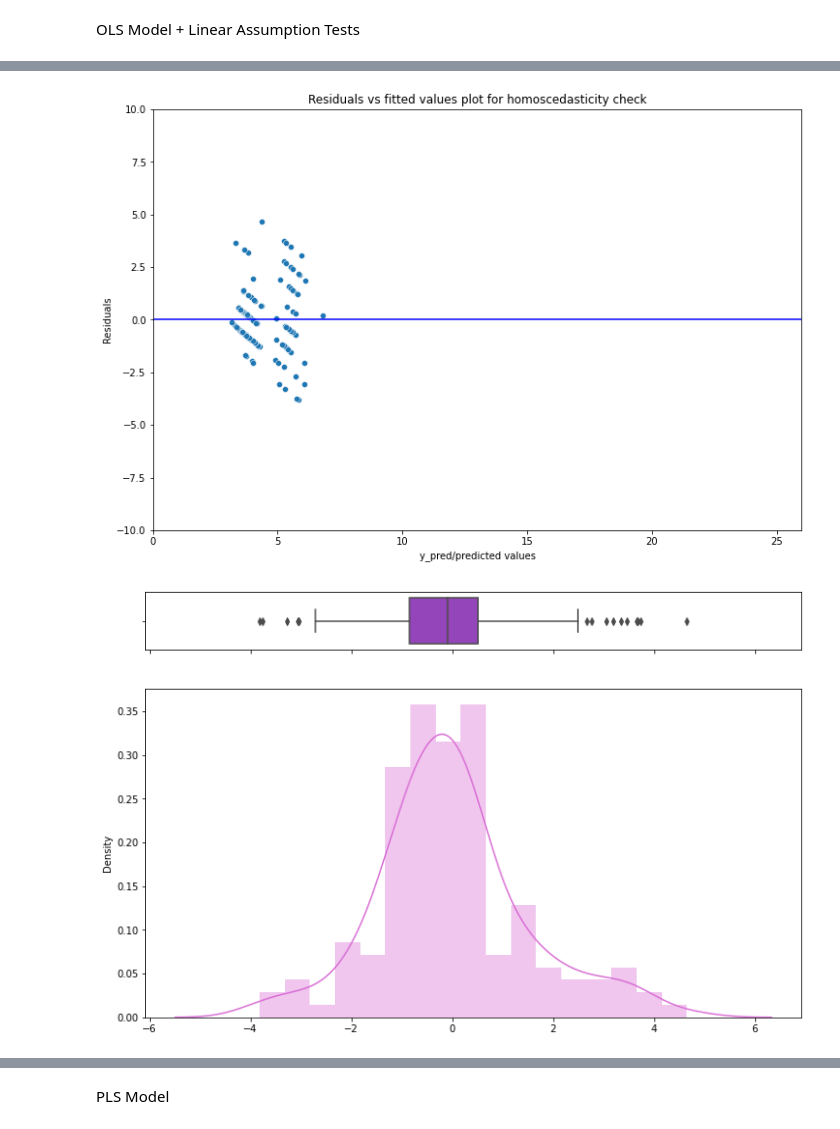
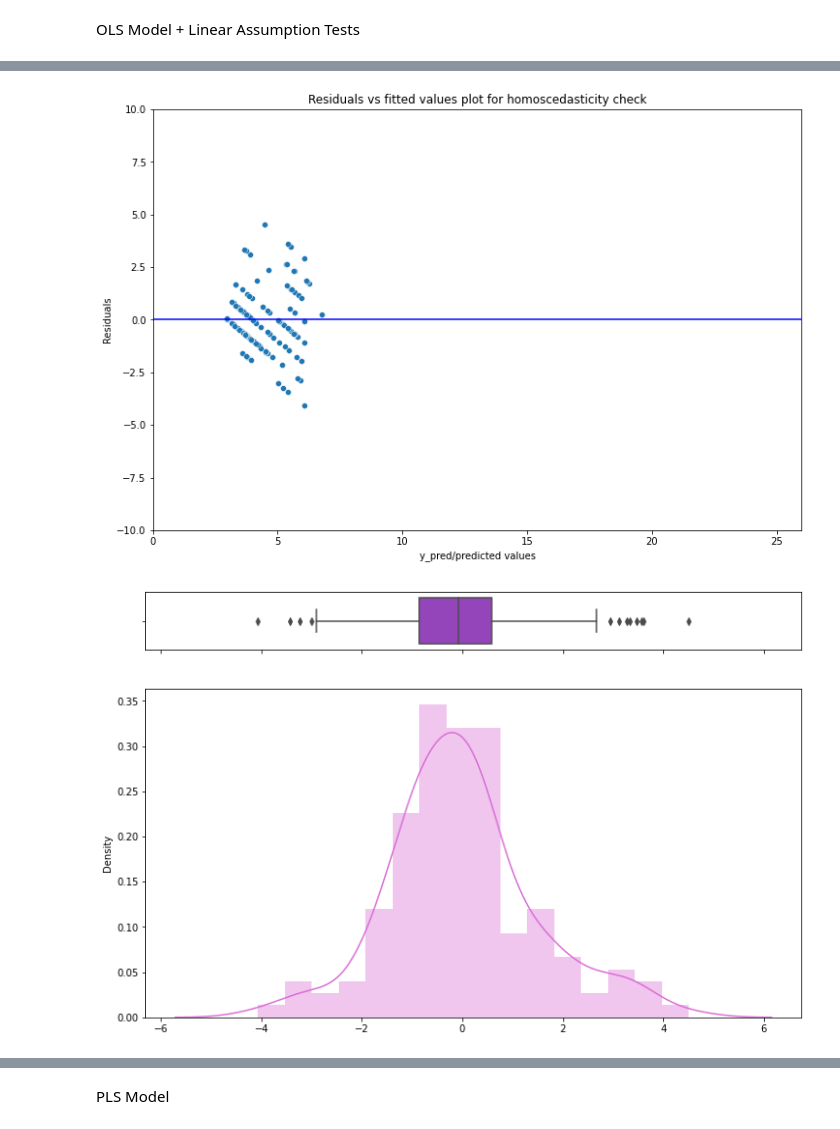
Before and after one commit to djfLtC0dr/python-playground, a Jupyter notebook: DASC522/djfDASC522_final.ipynb, the cells around one changed output, grey strips where cells are left out. Saved outputs shown, nothing was run; the diff lists cells and outputs as text; code cells hidden in the pictures.

```diff
--- a/DASC522/djfDASC522_final.ipynb
+++ b/DASC522/djfDASC522_final.ipynb
@@ -257,10 +257,10 @@ data.drop(columns=[7], inplace=True)
 data = data[data['rpe'].notnull()]
 
 dict_col_names = {
-    0: 'comp_score',
+    0: 'quality_score',
     1: 'revitalize_score',
     2: 'duration_score',
-    3: 'deep_sleep',
+    3: 'deep_sleep_mins',
     4: 'resting_hr',
     5: 'restlessness',
     6: 'exercise_metric'
@@ -268,9 +268,12 @@ dict_col_names = {
 
 data.rename(dict_col_names, axis=1, inplace=True)
 
+# # One-hot encode the categorical data
+data = pd.get_dummies(data)
+
 print(data.info())
-print(data.head(10))
-print(data.describe())
+print(data.tail())
+data.describe().transpose()
 # %% [output]
 <class 'pandas.core.frame.DataFrame'>
 Int64Index: 175 entries, 0 to 330
@@ -554,14 +547,14 @@ class SMWrapper(BaseEstimator, RegressorMixin):
         if len(column_names) != 0:
             cols = column_names.copy()
             cols = list(cols)
-            X = pd.DataFrame(X)
-            cols = column_names.copy()
+            df_X = pd.DataFrame(self.X_)
+            # print(df_X)
             if self.fit_intercept:
               cols.insert(0,'intercept')
             # print('X ', X)
-            X.columns = cols
+            df_X.columns = cols
 
-        self.model_ = sm.OLS(y, X)
+        self.model_ = sm.OLS(self.y_, df_X)
         self.results_ = self.model_.fit()
         return self
 
@@ -594,7 +587,7 @@ mae_ols = mae(y_train, y_pred)
 # print('MAE: %5.3f' % mae_ols)
 # print("R squared: {}".format(r2_score(y_true=y_train,y_pred=y_pred)))
 
-kfold = KFold(n_splits=5, shuffle=True, random_state=123)
+kfold = KFold(n_splits=5, shuffle=True, random_state=42)
 results = cross_val_score(pipe.named_steps.estimator, X, y, cv=kfold, scoring=error_scorer)
 # print(results)
 print("%5.3f MAE with a standard deviation between the folds of %0.2f" % (results.mean(), results.std()))
@@ -671,3 +664,3 @@ Since p value is quite less than 0.05 in Bartlett, its null hypothesis that erro
 Since p value is greater than 0.05 we fail to reject the null hypothesis that error terms are not autocorrelated.
-[figure, old version]
+[figure, new version]
-[figure, old version]
+[figure, new version]
```
Also changed, not shown: parts of 11 cells of this notebook.
